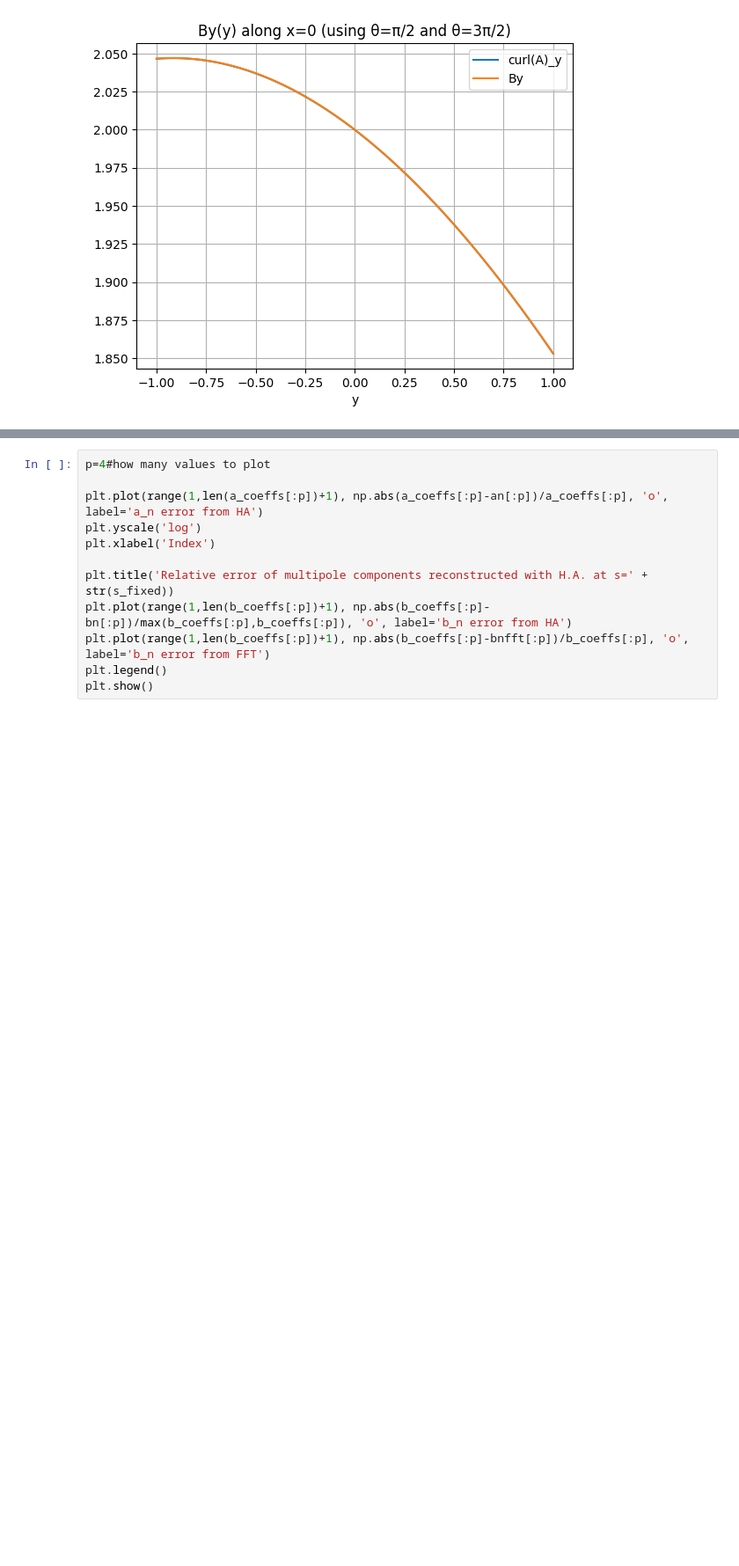
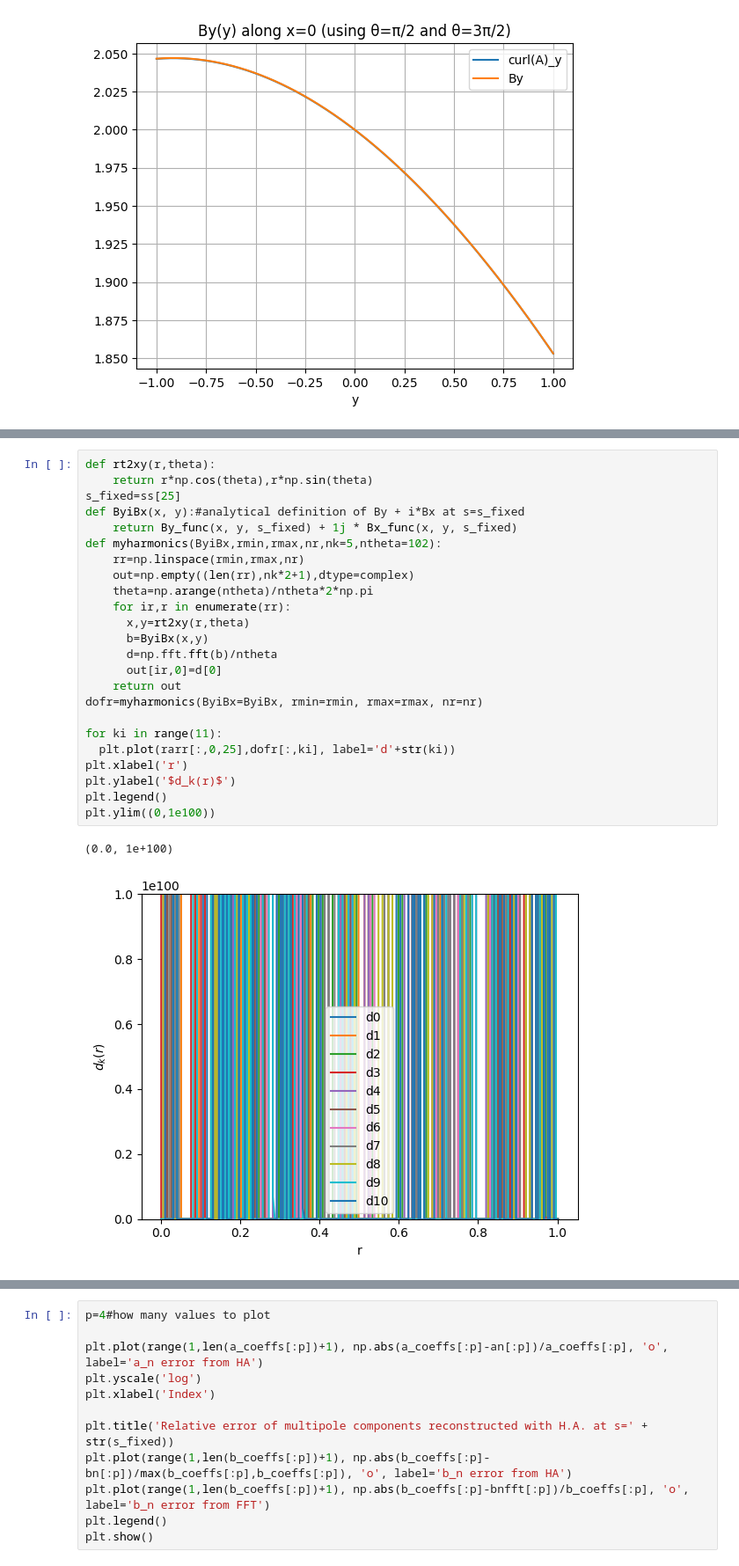
Before and after one commit to marcoliniF/bpmeth, a Jupyter notebook: preliminaryTrials/2.3abphiBABab_roundmeshgrid.ipynb, the cells around one changed output, grey strips where cells are left out. Shown at 88% size. Cells and saved outputs as stored; diff of their text form; blank space fills up the shorter version.

```diff
--- a/preliminaryTrials/2.3abphiBABab_roundmeshgrid.ipynb
+++ b/preliminaryTrials/2.3abphiBABab_roundmeshgrid.ipynb
@@ -246,2 +246,29 @@ rmin= 0.001 rmax= 1.001 step= 0.003999999999999999
+# %%
+def rt2xy(r,theta):
+    return r*np.cos(theta),r*np.sin(theta)
+s_fixed=ss[25]
+def ByiBx(x, y):#analytical definition of By + i*Bx at s=s_fixed
+    return By_func(x, y, s_fixed) + 1j * Bx_func(x, y, s_fixed)
+def myharmonics(ByiBx,rmin,rmax,nr,nk=5,ntheta=102):
+    rr=np.linspace(rmin,rmax,nr)
+    out=np.empty((len(rr),nk*2+1),dtype=complex)
+    theta=np.arange(ntheta)/ntheta*2*np.pi
+    for ir,r in enumerate(rr):
+      x,y=rt2xy(r,theta)
+      b=ByiBx(x,y)
+      d=np.fft.fft(b)/ntheta
+      out[ir,0]=d[0]
+    return out
+dofr=myharmonics(ByiBx=ByiBx, rmin=rmin, rmax=rmax, nr=nr)
+
+for ki in range(11):
+  plt.plot(rarr[:,0,25],dofr[:,ki], label='d'+str(ki))
+plt.xlabel('r')
+plt.ylabel('$d_k(r)$')
+plt.legend()
+plt.ylim((0,1e100))
+# %% [output]
+(0.0, 1e+100)
+[figure, added]
 # %%
 # Choose a fixed s value (s=0 is the magnet center)
```
Also changed, not shown: parts of 7 cells of this notebook.
